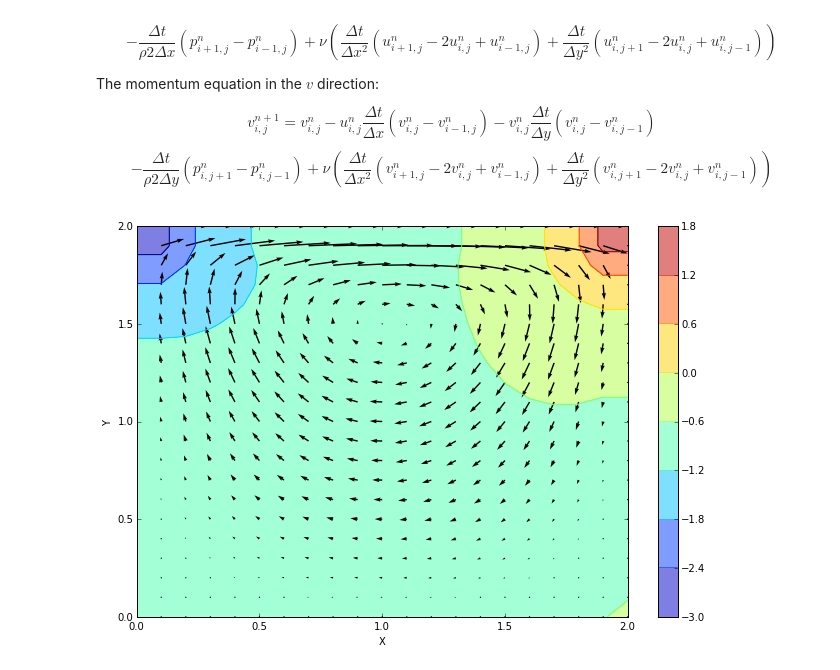
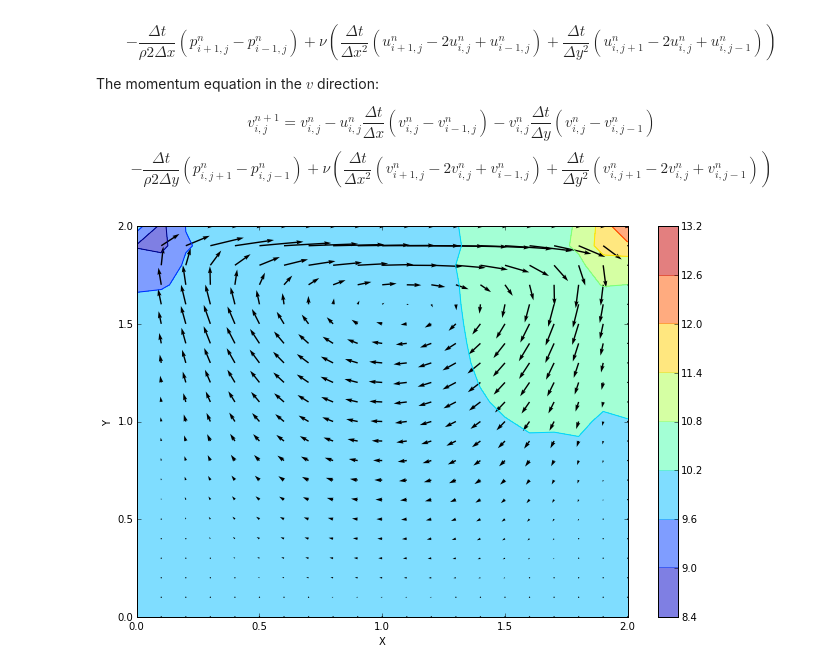
Before and after one commit to cdohl/PAP751, a Jupyter notebook: Finite Difference Techniques/06_velocity pressure formulation.ipynb, the cells around one changed output. Drawn from its saved outputs; the diff is of its cells as text; code cells hidden in the pictures.

```diff
--- a/Finite Difference Techniques/06_velocity pressure formulation.ipynb
+++ b/Finite Difference Techniques/06_velocity pressure formulation.ipynb
@@ -44,5 +63,5 @@ $$-\frac{u_{i+1,j}-u_{i-1,j}}{2\Delta x}\frac{u_{i+1,j}-u_{i-1,j}}{2\Delta x}
 # %%
-def presPoisson(p, dx, dy,rho):
+def presPoisson(p, dx, dy,rho,nu,u,v):
     pn = np.empty_like(p)
     pn = p.copy()
 
@@ -57,11 +76,18 @@ def presPoisson(p, dx, dy,rho):
         p[1:-1,1:-1] = ((pn[1:-1,2:]+pn[1:-1,0:-2])*dy**2+(pn[2:,1:-1]+pn[0:-2,1:-1])*dx**2)/\
                         (2*(dx**2+dy**2)) -\
                         dx**2*dy**2/(2*(dx**2+dy**2))*b[1:-1,1:-1]
-        p[-1,:] =p[-2,:] ##dp/dy = 0 at y = 2
-        p[0,:] = p[1,:]  ##dp/dy = 0 at y = 0
-        p[:,0]=p[:,1]    ##dp/dx = 0 at x = 0
-        p[:,-1]=p[:,-2]  #dp/dy =0 at y = 2
-        p[0,-1] = 0.     #fix pressure at
+
+        ##at y = 2
+        p[-1,:] = p[-2,:] - rho*nu/dy*(-2*v[-2,:]+v[-3,:])
+
+        #at y = 0
+        p[0,:] = p[1,:] - rho*nu/dy*(-2*v[1,:]+v[2,:])
+
+        #at x = 0
+        p[:,0] = p[:,1] - rho*nu/dx*(-2*u[:,1]+u[:,2])
+
+        #at x = 2
+        p[:,-1] = p[:,-2] - rho*nu/dx*(-2*u[:,-2]+u[:,-3])
 
     return p
 # %% [markdown]
@@ -89,13 +115,13 @@ $$
 def cavityFlow(nt, u, v, dt, dx, dy, p, rho, nu):
     un = np.empty_like(u)
     vn = np.empty_like(v)
-    b = np.zeros((ny, nx))
+
 
     for n in range(nt):
         un = u.copy()
         vn = v.copy()
 
-        p = presPoisson(p, dx, dy, rho)
+        p = presPoisson(p, dx, dy, rho, nu, u, v)
 
         u[1:-1,1:-1] = un[1:-1,1:-1]-\
                         un[1:-1,1:-1]*dt/dx*(un[1:-1,1:-1]-un[1:-1,0:-2])-\
@@ -114,7 +140,7 @@ def cavityFlow(nt, u, v, dt, dx, dy, p, rho, nu):
         u[0,:] = 0
         u[:,0] = 0
         u[:,-1] = 0
-        u[-1,:] = 1    #set velocity on cavity lid equal to 1
+        u[-1,:] = Uwall    #set velocity on cavity lid equal to Uwall
         v[0,:] = 0
         v[-1,:]=0
         v[:,0] = 0
@@ -125,35 +151,31 @@ def cavityFlow(nt, u, v, dt, dx, dy, p, rho, nu):
 # %%
 nx = 21
 ny = 21
-nt = 6500
-nit=50
-c = 1
+nt = 400
+nit = 50
+Uwall=1.
 dx = 2.0/(nx-1)
 dy = 2.0/(ny-1)
 x = np.linspace(0,2,nx)
 y = np.linspace(0,2,ny)
 X,Y = np.meshgrid(x,y)
 
 rho = 1
-nu = 0.2
-dt = .01
+nu = 0.1
+dt = .002
 
 u = np.zeros((ny, nx))
 v = np.zeros((ny, nx))
 p = np.zeros((ny, nx))
 b = np.zeros((ny, nx))
-u = np.zeros((ny, nx))
-v = np.zeros((ny, nx))
-p = np.zeros((ny, nx))
-b = np.zeros((ny, nx))
-nt = 100
+
 u, v, p = cavityFlow(nt, u, v, dt, dx, dy, p, rho, nu)
 fig = plt.figure(figsize=(11,7), dpi=100)
-plt.contourf(X,Y,p,alpha=0.5)    ###plnttong the pressure field as a contour
+plt.contourf(X,Y,p,alpha=0.5)    ###plotting the pressure field as a contour
 plt.colorbar()
 plt.contour(X,Y,p)               ###plotting the pressure field outlines
 plt.quiver(X,Y,u,v) ##plotting velocity
 plt.xlabel('X')
 plt.ylabel('Y');
 # %% [output]
-[figure, old version]
+[figure, new version]
```
Also changed, not shown: parts of 2 cells of this notebook, 1 other file.
